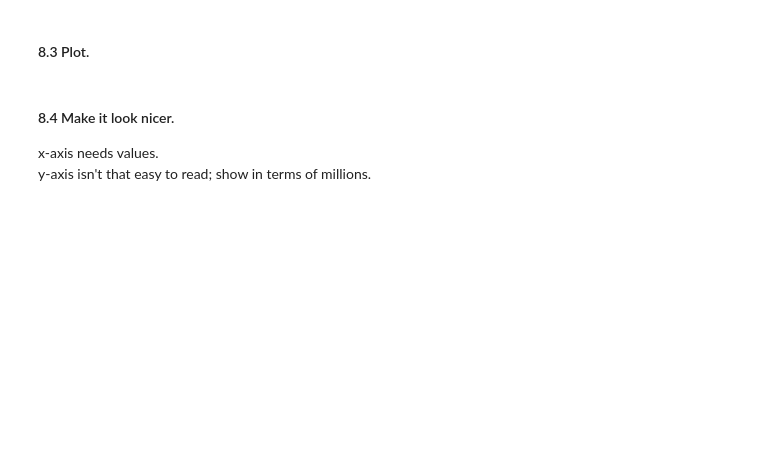
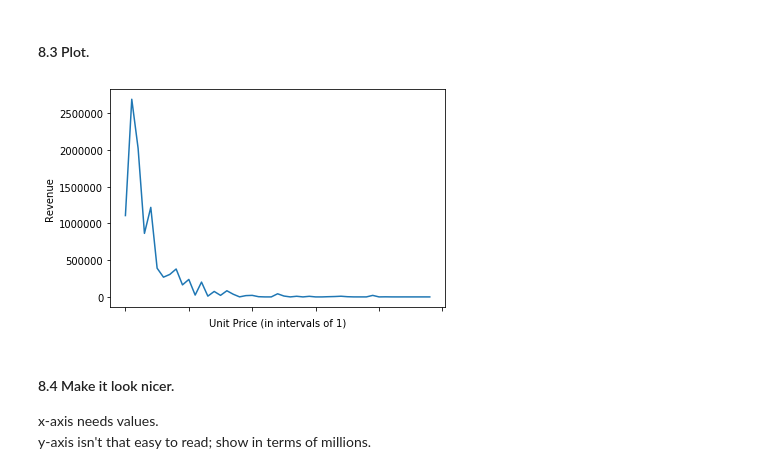
Before and after one commit to venusian2/pandas_exercises, a Jupyter notebook: 07_Visualization/Online_Retail/Exercises.ipynb, the cells around one changed output. Cells and saved outputs as stored; diff of their text form; code cells hidden in the pictures; blank space fills up the shorter version.

```diff
--- a/07_Visualization/Online_Retail/Exercises.ipynb
+++ b/07_Visualization/Online_Retail/Exercises.ipynb
@@ -223,3 +252,12 @@ Nevertheless the rate of drop in quantity is so drastic, it makes me wonder how
 That is what we are going to do now.
 
 #### 8.1 Group `UnitPrice` by intervals of 1 for prices [0,50), and sum `Quantity` and `Revenue`.
+# %%
+price_start = 0
+price_end = 50
+price_interval = 1
+
+buckets = np.arange(price_start,price_end,price_interval)
+
+revenue_per_price = online_rt.groupby(pd.cut(online_rt.UnitPrice, buckets)).Revenue.sum()
+revenue_per_price.head()
@@ -226,5 +272,12 @@ That is what we are going to do now.
 # %% [markdown]
 #### 8.3 Plot.
+# %%
+revenue_per_price.plot()
+plt.xlabel('Unit Price (in intervals of '+str(price_interval)+')')
+plt.ylabel('Revenue')
+plt.show()
+# %% [output]
+[figure, added]
 # %% [markdown]
 #### 8.4 Make it look nicer.
 x-axis needs values.
```
Also changed, not shown: parts of 5 cells of this notebook.
